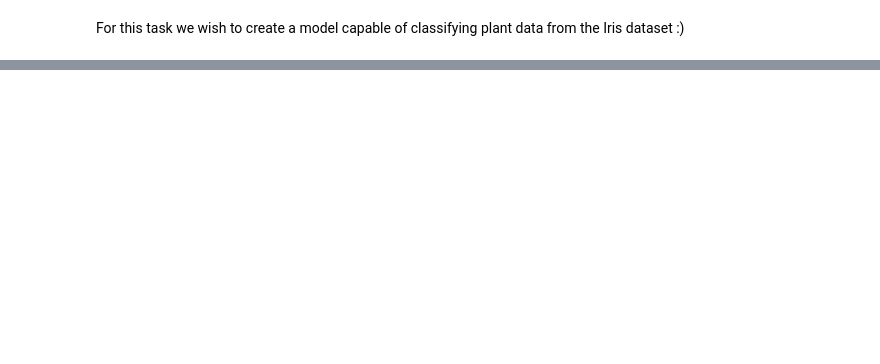
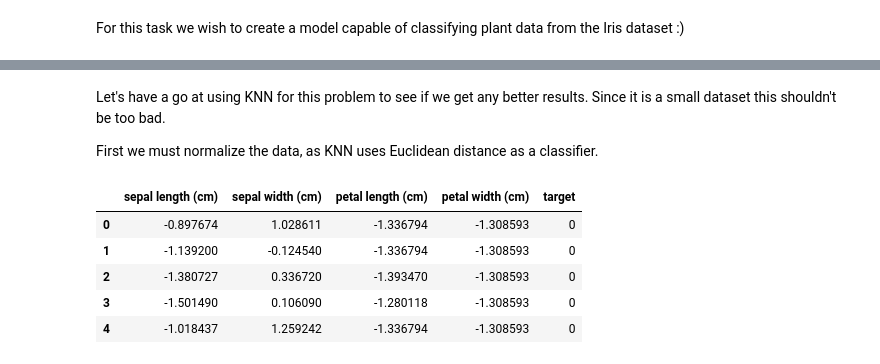
Before and after one commit to maxlotz/DSChallenge, a Jupyter notebook: Iris/Iris.ipynb, the cells around one changed output, grey strips where cells are left out. Cells and saved outputs as stored; diff of their text form; code cells hidden in the pictures; blank space fills up the shorter version.

```diff
--- a/Iris/Iris.ipynb
+++ b/Iris/Iris.ipynb
@@ -46,0 +115,14 @@ X_train, X_test, Y_train, Y_test = train_test_split(df[data_features], df['class
+# %% [markdown]
+Let's have a go at using KNN for this problem to see if we get any better results. Since it is a small dataset this shouldn't be too bad.
+
+First we must normalize the data, as KNN uses Euclidean distance as a classifier.
+# %%
+# Normalize by making mean 0 and std 1
+df[iris.feature_names] = (df[iris.feature_names] - df[iris.feature_names].mean())/df[iris.feature_names].std()
+# %% [output]
+|  | sepal length (cm) | sepal width (cm) | petal length (cm) | petal width (cm) | target |
+| 0 | -0.897674 | 1.028611 | -1.336794 | -1.308593 | 0 |
+| 1 | -1.139200 | -0.124540 | -1.336794 | -1.308593 | 0 |
+| 2 | -1.380727 | 0.336720 | -1.393470 | -1.308593 | 0 |
+| 3 | -1.501490 | 0.106090 | -1.280118 | -1.308593 | 0 |
+| 4 | -1.018437 | 1.259242 | -1.336794 | -1.308593 | 0 |
```
Also changed, not shown: parts of 23 cells of this notebook.
